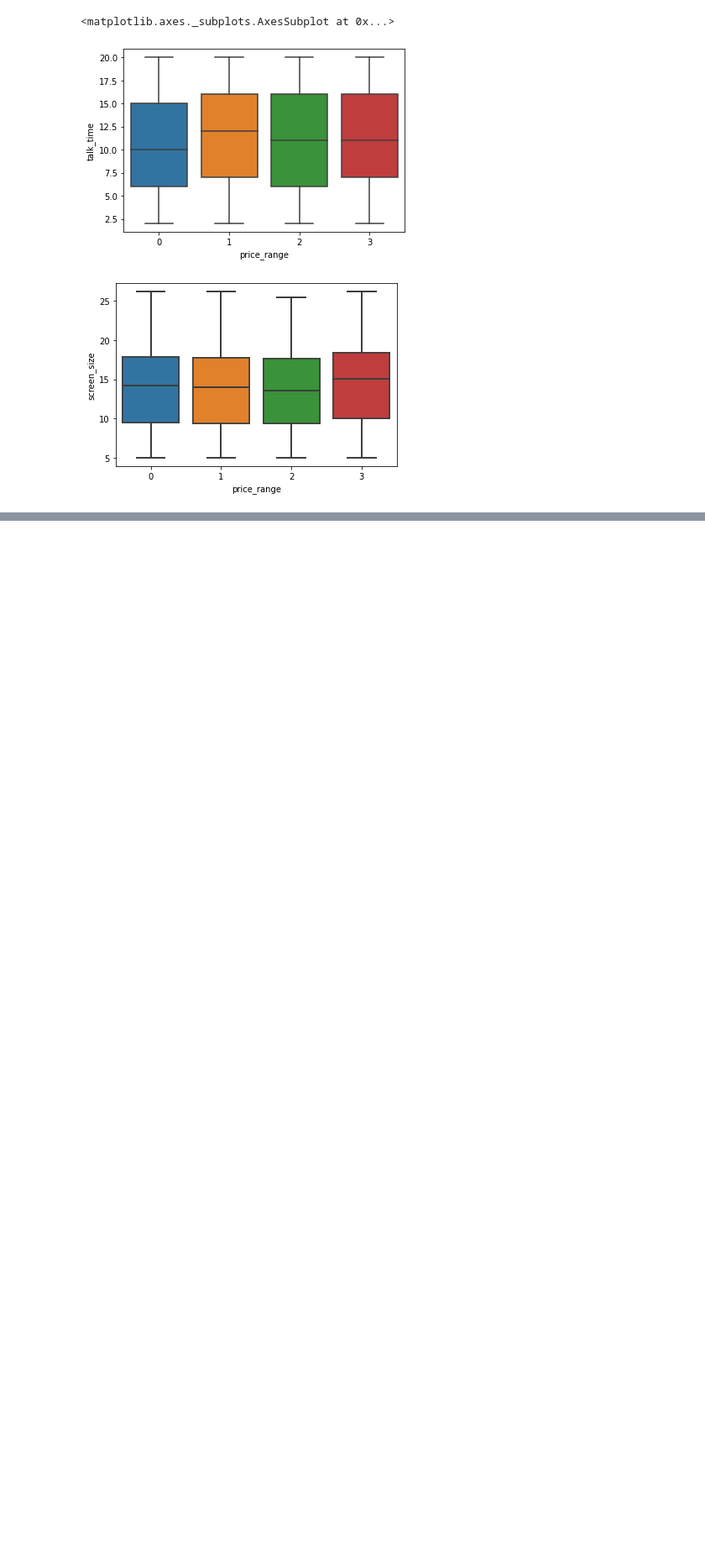
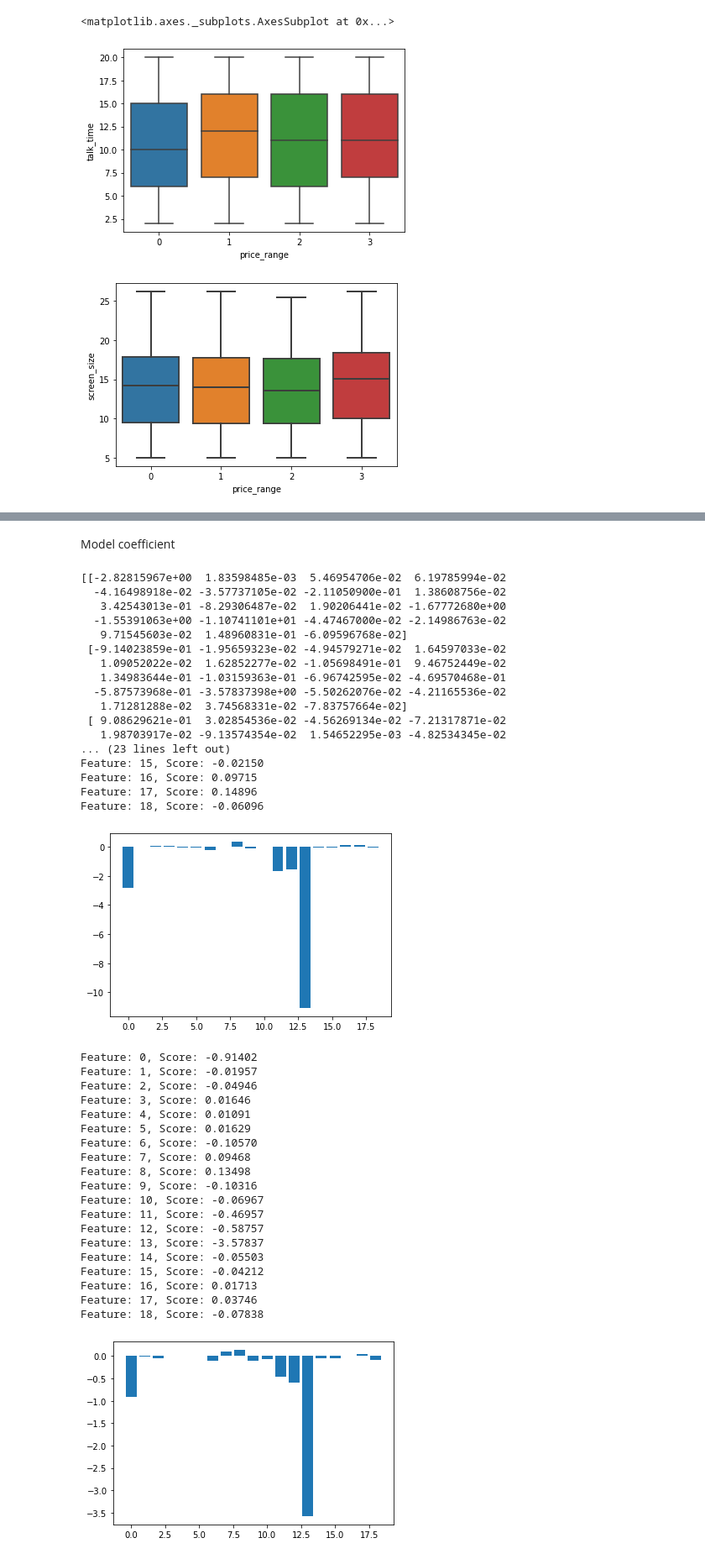
Before and after one commit to shakib68/mobile-price-range-prediction, a Jupyter notebook: capstone_3.ipynb, the cells around one changed output, grey strips where cells are left out. Shown at 84% size. Saved outputs shown, nothing was run; the diff lists cells and outputs as text; code cells hidden in the pictures; blank space fills up the shorter version.

```diff
--- a/capstone_3.ipynb
+++ b/capstone_3.ipynb
@@ -298,0 +301,10 @@ for i in continuous:
+# %%
+# Input and output variables
+y=df['price_range']
+x=df.drop('price_range',axis=1)
+# %%
+from sklearn.model_selection import train_test_split
+#Splitting the data into test and train dataset
+x_train,x_test,y_train,y_test=train_test_split(x,y,test_size=0.15)
+x_train.columns
+x_test.columns
@@ -298,0 +317,9 @@ for i in continuous:
+# %%
+from sklearn.preprocessing import StandardScaler
+sc=StandardScaler()
+
+x_train=sc.fit_transform(x_train)
+x_test=sc.fit_transform(x_test)
+
+x_train=pd.DataFrame(x_train,columns=x.columns)
+x_test=pd.DataFrame(x_test,columns=x.columns)
@@ -298,0 +334,9 @@ for i in continuous:
+# %%
+# Using multiclass logistic regression
+model = LogisticRegression(multi_class='multinomial',solver='lbfgs',fit_intercept=True, )
+model.fit(x_train, y_train)
+train_preds_proba = model.predict_proba(x_train)
+test_preds_proba = model.predict_proba(x_test)
+# Get the predicted classes
+train_class_pred = model.predict(x_train)
+test_class_pred = model.predict(x_test)
@@ -298,0 +357,51 @@ for i in continuous:
+# %% [markdown]
+Model coefficient
+# %%
+print(model.coef_)
+for i in range(0,4):
+ importance = model.coef_[i]
+ # summarize feature importance
+ for i,v in enumerate(importance):
+	 print('Feature: %0d, Score: %.5f' % (i,v))
+# plot feature importance
+ plt.bar([x for x in range(len(importance))], importance)
+ plt.show()
+# %% [output]
+[[-2.82815967e+00  1.83598485e-03  5.46954706e-02  6.19785994e-02
+  -4.16498918e-02 -3.57737105e-02 -2.11050900e-01  1.38608756e-02
+   3.42543013e-01 -8.29306487e-02  1.90206441e-02 -1.67772680e+00
+  -1.55391063e+00 -1.10741101e+01 -4.47467000e-02 -2.14986763e-02
+   9.71545603e-02  1.48960831e-01 -6.09596768e-02]
+ [-9.14023859e-01 -1.95659323e-02 -4.94579271e-02  1.64597033e-02
+   1.09052022e-02  1.62852277e-02 -1.05698491e-01  9.46752449e-02
+   1.34983644e-01 -1.03159363e-01 -6.96742595e-02 -4.69570468e-01
+  -5.87573968e-01 -3.57837398e+00 -5.50262076e-02 -4.21165536e-02
+   1.71281288e-02  3.74568331e-02 -7.83757664e-02]
+ [ 9.08629621e-01  3.02854536e-02 -4.56269134e-02 -7.21317871e-02
+   1.98703917e-02 -9.13574354e-02  1.54652295e-03 -4.82534345e-02
+... (23 lines left out)
+Feature: 15, Score: -0.02150
+Feature: 16, Score: 0.09715
+Feature: 17, Score: 0.14896
+Feature: 18, Score: -0.06096
+[figure, added]
+Feature: 0, Score: -0.91402
+Feature: 1, Score: -0.01957
+Feature: 2, Score: -0.04946
+Feature: 3, Score: 0.01646
+Feature: 4, Score: 0.01091
+Feature: 5, Score: 0.01629
+Feature: 6, Score: -0.10570
+Feature: 7, Score: 0.09468
+Feature: 8, Score: 0.13498
+Feature: 9, Score: -0.10316
+Feature: 10, Score: -0.06967
+Feature: 11, Score: -0.46957
+Feature: 12, Score: -0.58757
+Feature: 13, Score: -3.57837
+Feature: 14, Score: -0.05503
+Feature: 15, Score: -0.04212
+Feature: 16, Score: 0.01713
+Feature: 17, Score: 0.03746
+Feature: 18, Score: -0.07838
+[figure, added]
```
Also changed, not shown: parts of 46 cells of this notebook.
